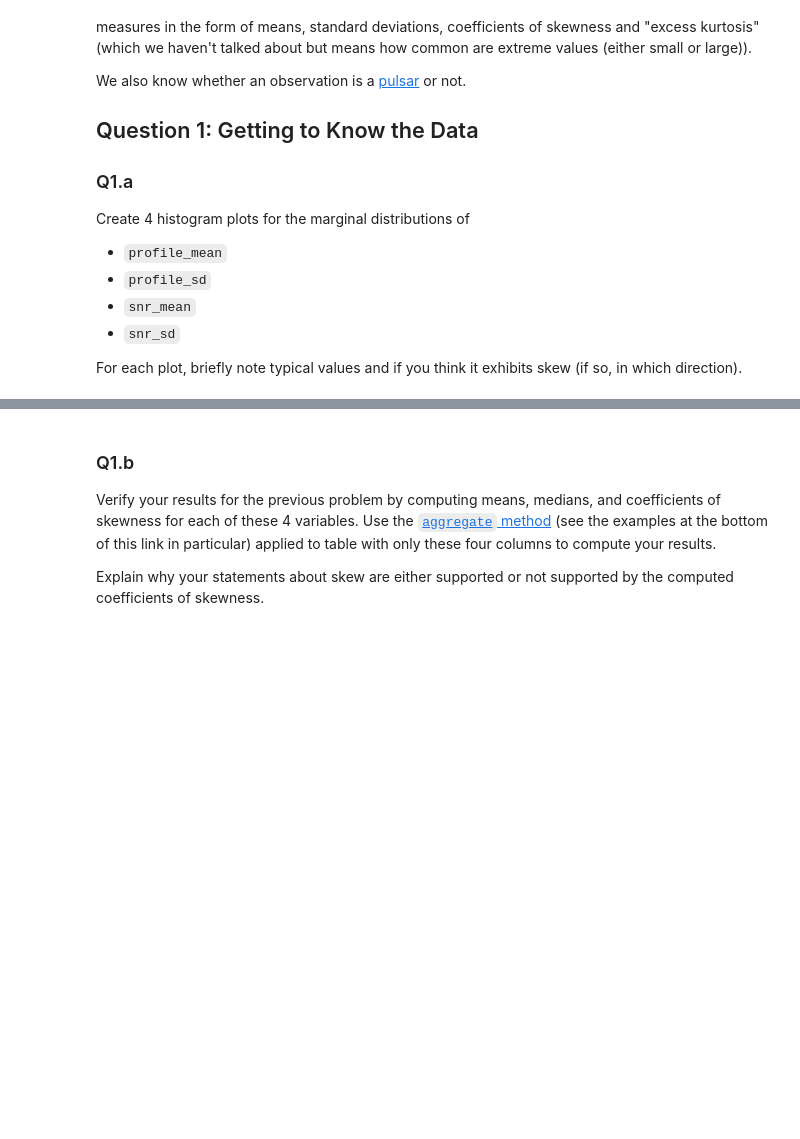
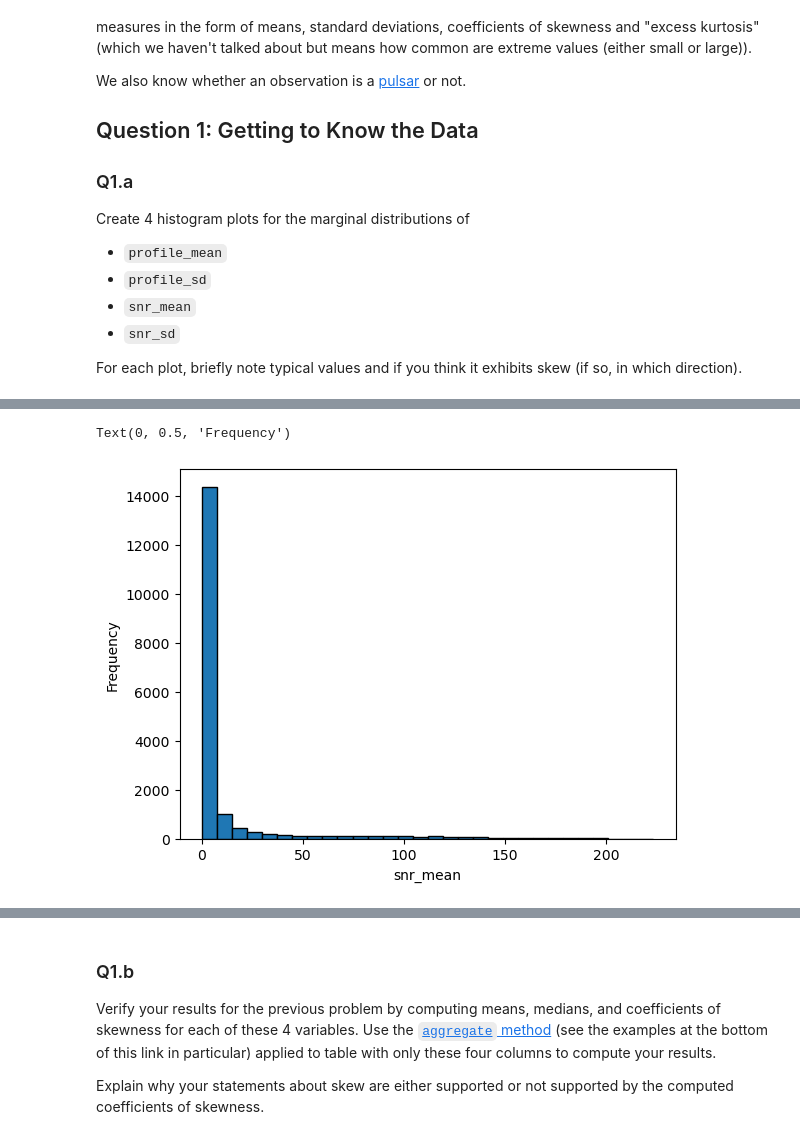
Before and after one commit to zhuol0129/homework-07-ZL, a Jupyter notebook: hw07.ipynb, the cells around one changed output, grey strips where cells are left out. Saved outputs shown, nothing was run; the diff lists cells and outputs as text; code cells hidden in the pictures; blank space fills up the shorter version.

```diff
--- a/hw07.ipynb
+++ b/hw07.ipynb
@@ -61,0 +75,10 @@ For each plot, briefly note typical values and if you think it exhibits skew (if
+# %%
+# snr_mean
+plt.hist(htru['snr_mean'], bins=30, edgecolor='k')
+plt.xlabel('snr_mean')
+plt.ylabel('Frequency')
+
+# typical values is 5, the plot is severely right skewed.
+# %% [output]
+Text(0, 0.5, 'Frequency')
+[figure, added]
```
Also changed, not shown: parts of 27 cells of this notebook.
